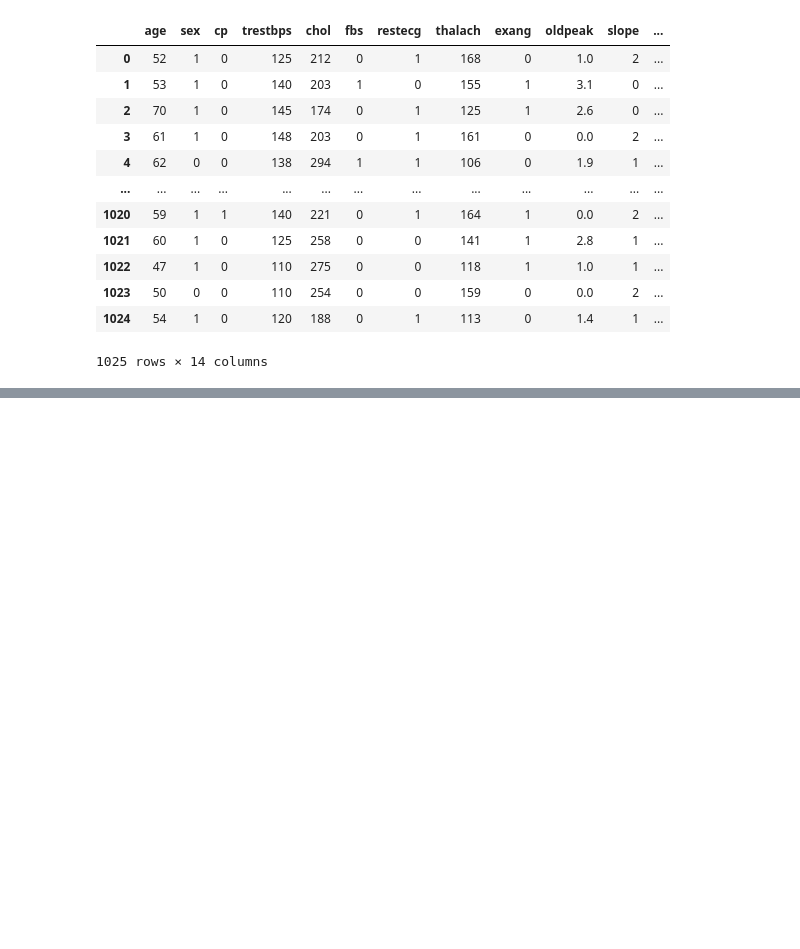
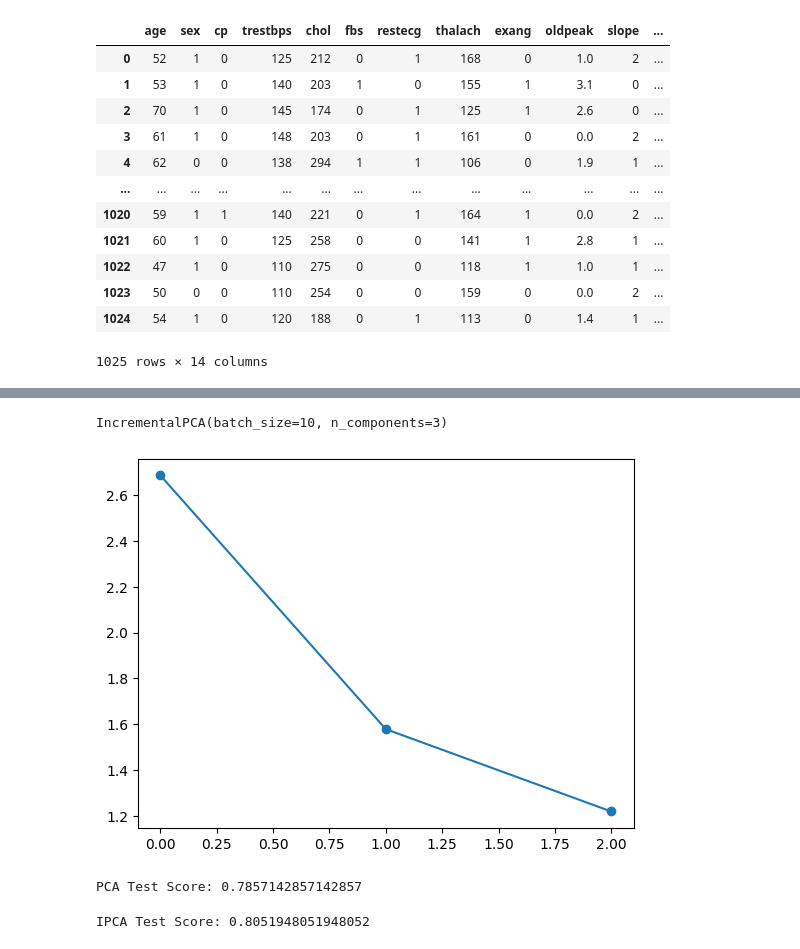
Before and after one commit to oscardbocanegra/learning_platzi, a Jupyter notebook: machine_learning/scikit-learn/pca.ipynb, the cells around one changed output, grey strips where cells are left out. Drawn from its saved outputs; the diff is of its cells as text; code cells hidden in the pictures; blank space fills up the shorter version.

```diff
--- a/machine_learning/scikit-learn/pca.ipynb
+++ b/machine_learning/scikit-learn/pca.ipynb
@@ -40,0 +43,10 @@ pca.fit(X_train)
+# %%
+ipca = IncrementalPCA(n_components=3, batch_size=10)
+ipca.fit(X_train)
+# %% [output]
+IncrementalPCA(batch_size=10, n_components=3)
+# %%
+plt.plot(range(len(pca.explained_variance_)), pca.explained_variance_, marker='o', label='PCA')
+plt.show()
+# %% [output]
+[figure, added]
@@ -40,0 +55,14 @@ pca.fit(X_train)
+# %%
+dt_train = pca.transform(X_train)
+dt_test = pca.transform(X_test)
+logistic.fit(dt_train, y_train)
+print("PCA Test Score:", logistic.score(dt_test, y_test))
+# %% [output]
+PCA Test Score: 0.7857142857142857
+# %%
+dt_train = ipca.transform(X_train)
+dt_test = ipca.transform(X_test)
+logistic.fit(dt_train, y_train)
+print("IPCA Test Score:", logistic.score(dt_test, y_test))
+# %% [output]
+IPCA Test Score: 0.8051948051948052
```
Also changed, not shown: parts of 2 cells of this notebook.
